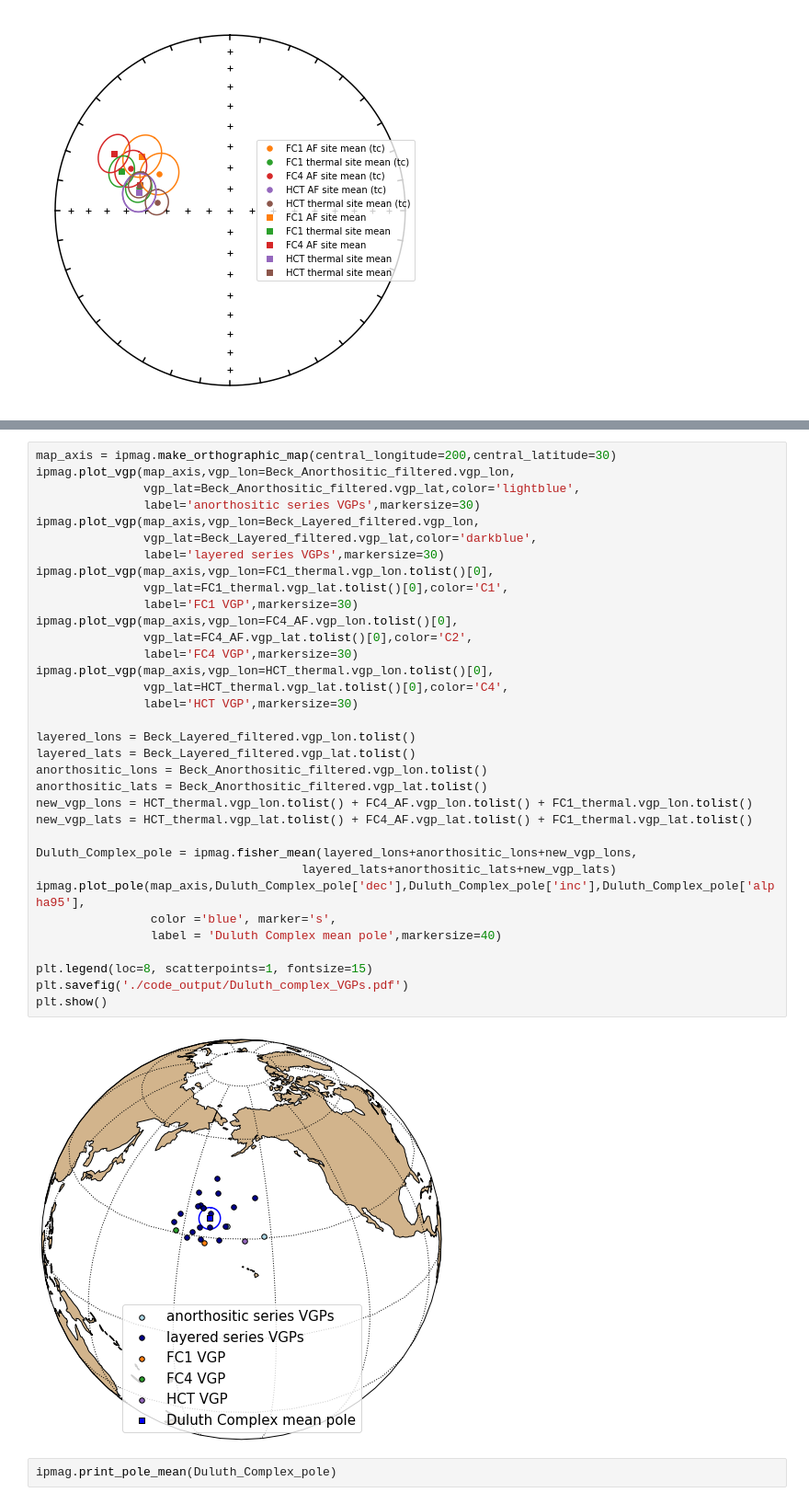
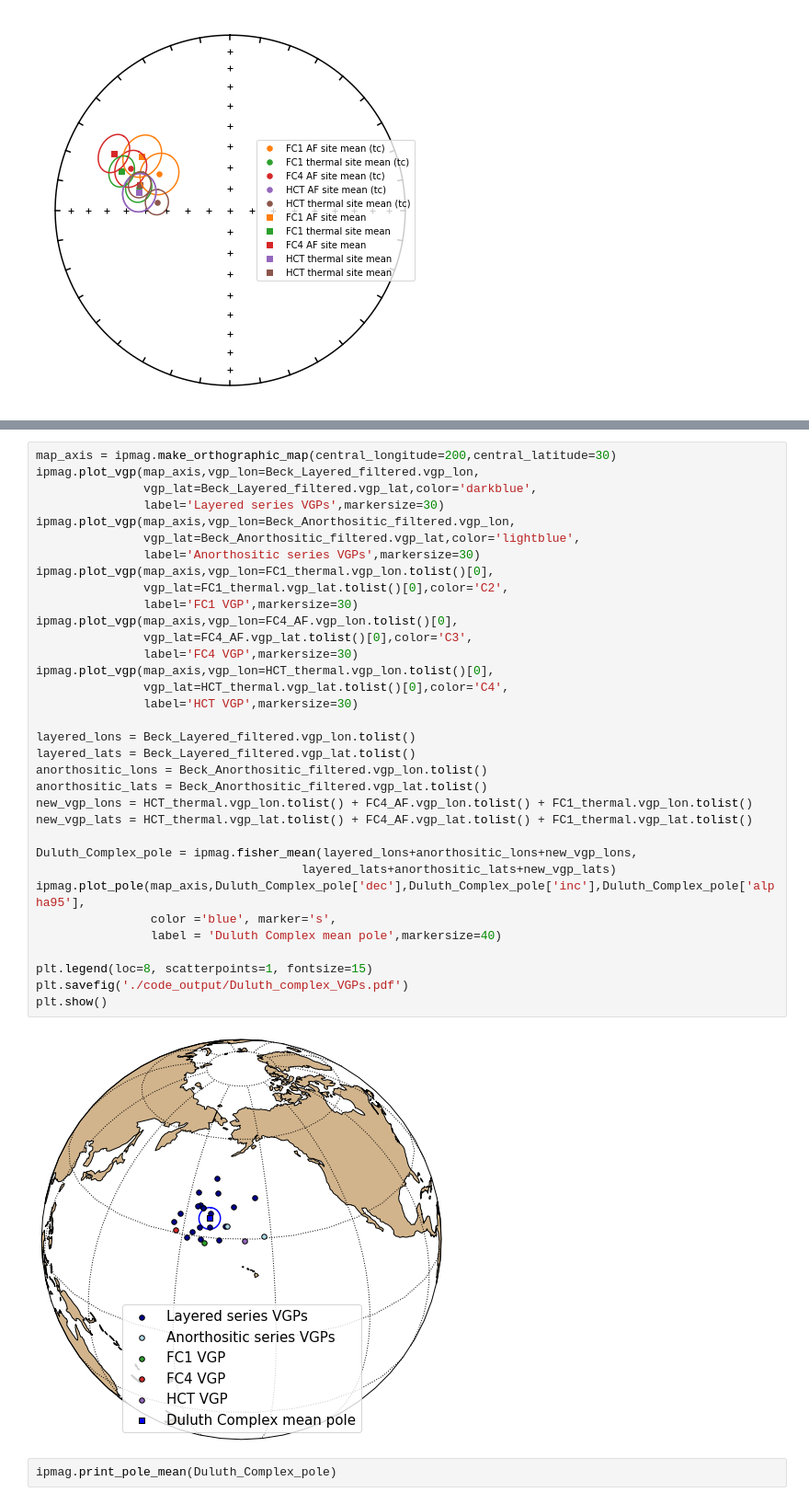
Before and after one commit to Swanson-Hysell-Group/2020_Duluth_Complex, a Jupyter notebook: code/Duluth_Complex_notebook.ipynb, the cells around one changed output, grey strips where cells are left out. Shown at 92% size. Drawn from its saved outputs; the diff is of its cells as text.

```diff
--- a/code/Duluth_Complex_notebook.ipynb
+++ b/code/Duluth_Complex_notebook.ipynb
@@ -1326,39 +1326,39 @@ plt.show()
 # %%
 map_axis = ipmag.make_orthographic_map(central_longitude=200,central_latitude=30)
+ipmag.plot_vgp(map_axis,vgp_lon=Beck_Layered_filtered.vgp_lon,
+               vgp_lat=Beck_Layered_filtered.vgp_lat,color='darkblue',
+               label='Layered series VGPs',markersize=30)
 ipmag.plot_vgp(map_axis,vgp_lon=Beck_Anorthositic_filtered.vgp_lon,
                vgp_lat=Beck_Anorthositic_filtered.vgp_lat,color='lightblue',
-               label='anorthositic series VGPs',markersize=30)
-ipmag.plot_vgp(map_axis,vgp_lon=Beck_Layered_filtered.vgp_lon,
-               vgp_lat=Beck_Layered_filtered.vgp_lat,color='darkblue',
-               label='layered series VGPs',markersize=30)
+               label='Anorthositic series VGPs',markersize=30)
 ipmag.plot_vgp(map_axis,vgp_lon=FC1_thermal.vgp_lon.tolist()[0],
-               vgp_lat=FC1_thermal.vgp_lat.tolist()[0],color='C1',
+               vgp_lat=FC1_thermal.vgp_lat.tolist()[0],color='C2',
                label='FC1 VGP',markersize=30)
 ipmag.plot_vgp(map_axis,vgp_lon=FC4_AF.vgp_lon.tolist()[0],
-               vgp_lat=FC4_AF.vgp_lat.tolist()[0],color='C2',
+               vgp_lat=FC4_AF.vgp_lat.tolist()[0],color='C3',
                label='FC4 VGP',markersize=30)
 ipmag.plot_vgp(map_axis,vgp_lon=HCT_thermal.vgp_lon.tolist()[0],
                vgp_lat=HCT_thermal.vgp_lat.tolist()[0],color='C4',
                label='HCT VGP',markersize=30)
 
 layered_lons = Beck_Layered_filtered.vgp_lon.tolist()
 layered_lats = Beck_Layered_filtered.vgp_lat.tolist()
 anorthositic_lons = Beck_Anorthositic_filtered.vgp_lon.tolist()
 anorthositic_lats = Beck_Anorthositic_filtered.vgp_lat.tolist()
 new_vgp_lons = HCT_thermal.vgp_lon.tolist() + FC4_AF.vgp_lon.tolist() + FC1_thermal.vgp_lon.tolist()
 new_vgp_lats = HCT_thermal.vgp_lat.tolist() + FC4_AF.vgp_lat.tolist() + FC1_thermal.vgp_lat.tolist()
 
 Duluth_Complex_pole = ipmag.fisher_mean(layered_lons+anorthositic_lons+new_vgp_lons,
                                      layered_lats+anorthositic_lats+new_vgp_lats)
 ipmag.plot_pole(map_axis,Duluth_Complex_pole['dec'],Duluth_Complex_pole['inc'],Duluth_Complex_pole['alpha95'],
                 color ='blue', marker='s',
                 label = 'Duluth Complex mean pole',markersize=40)
 
 plt.legend(loc=8, scatterpoints=1, fontsize=15)
 plt.savefig('./code_output/Duluth_complex_VGPs.pdf')
 plt.show()
 # %% [output]
-[figure, old version]
+[figure, new version]
 # %%
 ipmag.print_pole_mean(Duluth_Complex_pole)
 # %% [output]
```
Also changed, not shown: parts of 17 cells of this notebook, 8 other files.
